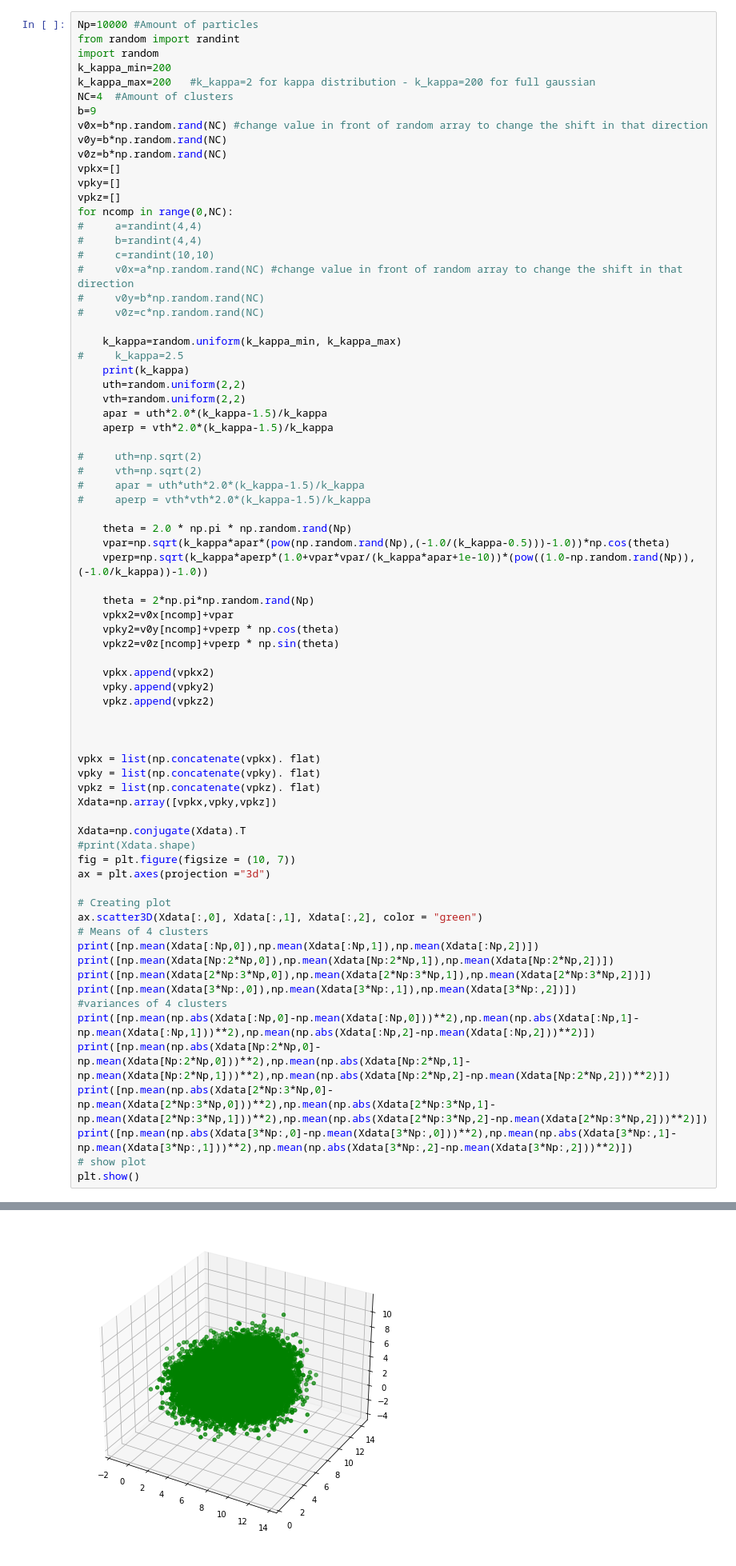
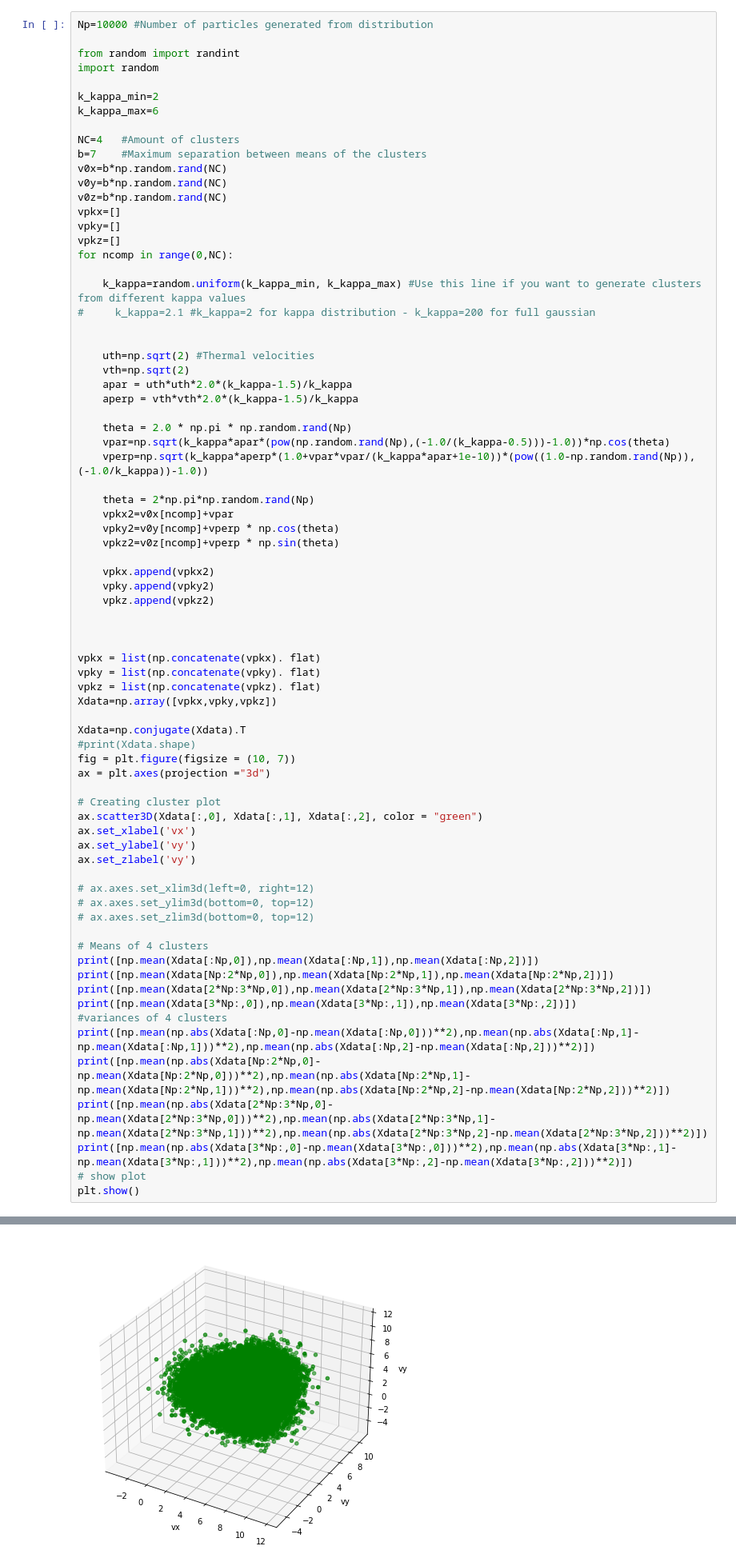
Before and after one commit to NathanNoaMaes/VDFClusteringMMS, a Jupyter notebook: kappadistr.ipynb, the cells around one changed output, grey strips where cells are left out. Shown at 80% size. Saved outputs shown, nothing was run; the diff lists cells and outputs as text.

```diff
--- a/kappadistr.ipynb
+++ b/kappadistr.ipynb
@@ -29,37 +25,30 @@ Generate mixture of kappa/Gaussian distributions (k=2 kappa, k=200 Gaussian)
 # %%
-Np=10000 #Amount of particles
+Np=10000 #Number of particles generated from distribution
+
 from random import randint
 import random
-k_kappa_min=200
-k_kappa_max=200   #k_kappa=2 for kappa distribution - k_kappa=200 for full gaussian
-NC=4  #Amount of clusters
-b=9
-v0x=b*np.random.rand(NC) #change value in front of random array to change the shift in that direction
+
+k_kappa_min=2
+k_kappa_max=6
+
+NC=4   #Amount of clusters
+b=7    #Maximum separation between means of the clusters
+v0x=b*np.random.rand(NC)
 v0y=b*np.random.rand(NC)
 v0z=b*np.random.rand(NC)
 vpkx=[]
 vpky=[]
 vpkz=[]
 for ncomp in range(0,NC):
-#     a=randint(4,4)
-#     b=randint(4,4)
-#     c=randint(10,10)
-#     v0x=a*np.random.rand(NC) #change value in front of random array to change the shift in that direction
-#     v0y=b*np.random.rand(NC)
-#     v0z=c*np.random.rand(NC)
 
-    k_kappa=random.uniform(k_kappa_min, k_kappa_max)
-#     k_kappa=2.5
-    print(k_kappa)
-    uth=random.uniform(2,2)
-    vth=random.uniform(2,2)
-    apar = uth*2.0*(k_kappa-1.5)/k_kappa
-    aperp = vth*2.0*(k_kappa-1.5)/k_kappa
+    k_kappa=random.uniform(k_kappa_min, k_kappa_max) #Use this line if you want to generate clusters from different kappa values
+#     k_kappa=2.1 #k_kappa=2 for kappa distribution - k_kappa=200 for full gaussian
 
-#     uth=np.sqrt(2)
-#     vth=np.sqrt(2)
-#     apar = uth*uth*2.0*(k_kappa-1.5)/k_kappa
-#     aperp = vth*vth*2.0*(k_kappa-1.5)/k_kappa
+
+    uth=np.sqrt(2) #Thermal velocities
+    vth=np.sqrt(2)
+    apar = uth*uth*2.0*(k_kappa-1.5)/k_kappa
+    aperp = vth*vth*2.0*(k_kappa-1.5)/k_kappa
 
     theta = 2.0 * np.pi * np.random.rand(Np)
     vpar=np.sqrt(k_kappa*apar*(pow(np.random.rand(Np),(-1.0/(k_kappa-0.5)))-1.0))*np.cos(theta)
@@ -86,8 +75,16 @@ Xdata=np.conjugate(Xdata).T
 fig = plt.figure(figsize = (10, 7))
 ax = plt.axes(projection ="3d")
 
-# Creating plot
+# Creating cluster plot
 ax.scatter3D(Xdata[:,0], Xdata[:,1], Xdata[:,2], color = "green")
+ax.set_xlabel('vx')
+ax.set_ylabel('vy')
+ax.set_zlabel('vy')
+
+# ax.axes.set_xlim3d(left=0, right=12)
+# ax.axes.set_ylim3d(bottom=0, top=12)
+# ax.axes.set_zlim3d(bottom=0, top=12)
+
 # Means of 4 clusters
 print([np.mean(Xdata[:Np,0]),np.mean(Xdata[:Np,1]),np.mean(Xdata[:Np,2])])
 print([np.mean(Xdata[Np:2*Np,0]),np.mean(Xdata[Np:2*Np,1]),np.mean(Xdata[Np:2*Np,2])])
@@ -116,4 +113,4 @@ plt.show()
-[figure, old version]
+[figure, new version]
 # %% [markdown]
 GMM silhouette and CH score (slow)
 # %%
```
Also changed, not shown: parts of 9 cells of this notebook, 2 other files.
